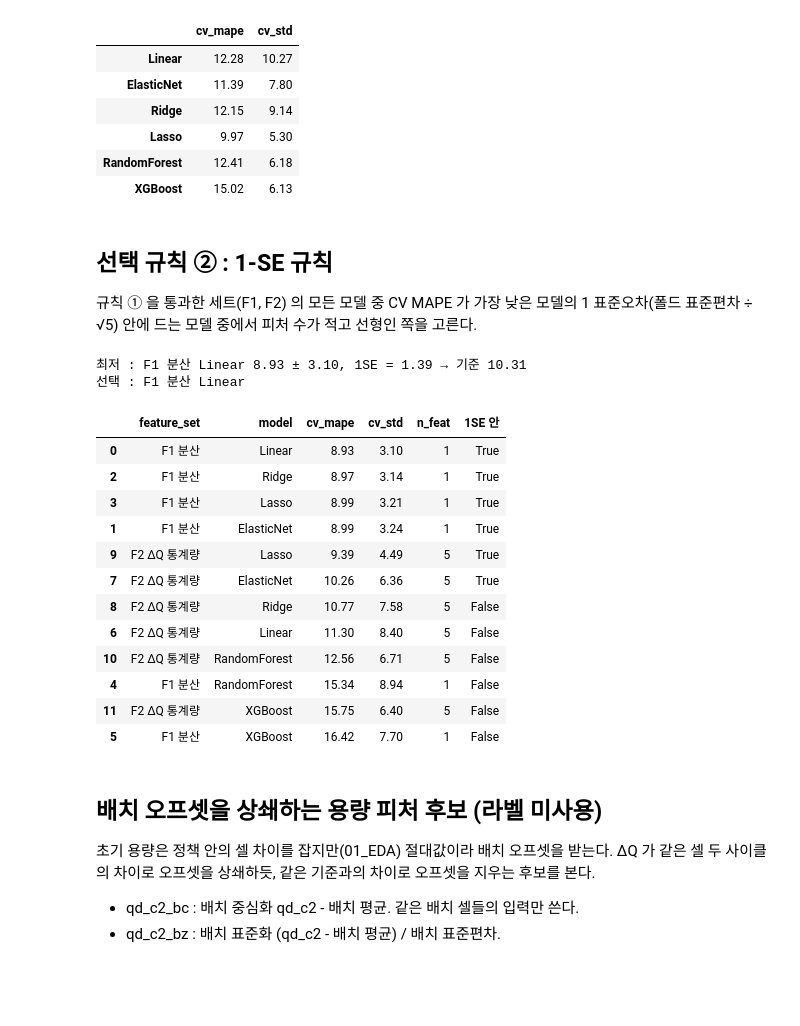
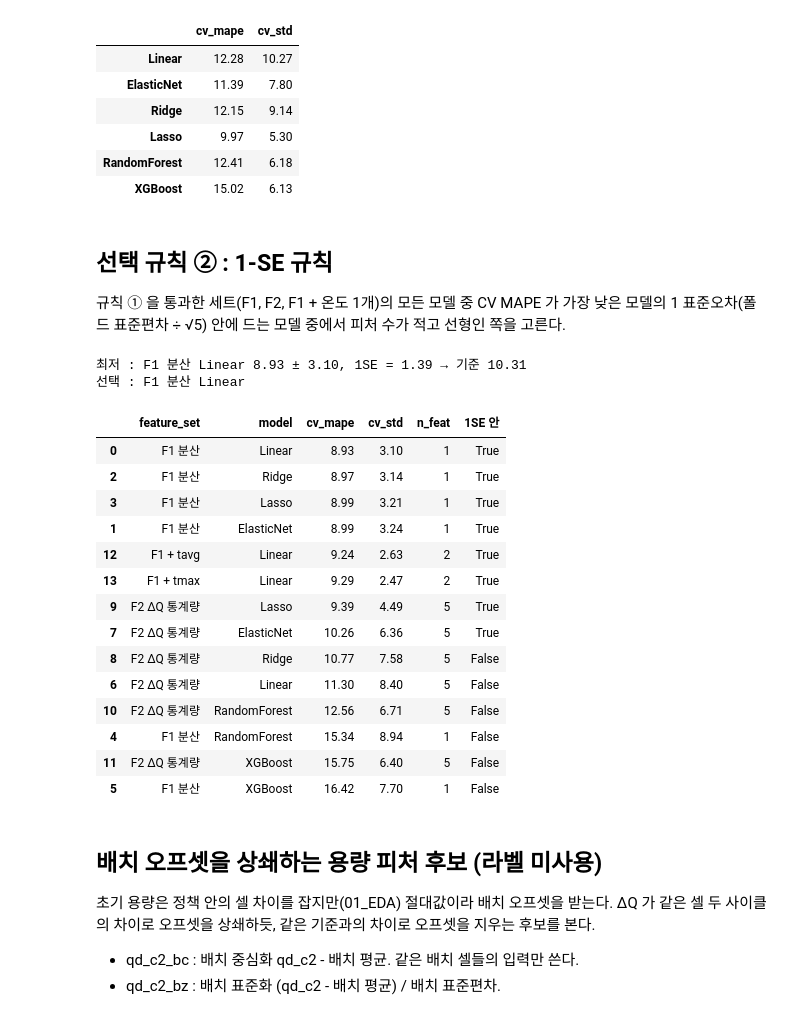
Before and after one commit to 97-99-02/ess-battery-project, a Jupyter notebook: notebooks/02_feature_engineering.ipynb, the cells around one changed output. Drawn from its saved outputs; the diff is of its cells as text; code cells hidden in the pictures; blank space fills up the shorter version.

```diff
--- a/notebooks/02_feature_engineering.ipynb
+++ b/notebooks/02_feature_engineering.ipynb
@@ -240,24 +240,31 @@ nested(['dq_var', 'dq_min', 'dq_mean', 'dq_kurt']).round(2)
 # %% [markdown]
 ## 선택 규칙 ② : 1-SE 규칙
 
-규칙 ① 을 통과한 세트(F1, F2) 의 모든 모델 중 CV MAPE 가 가장 낮은 모델의 1 표준오차(폴드 표준편차 ÷ √5) 안에 드는 모델 중에서 피처 수가 적고 선형인 쪽을 고른다.
+규칙 ① 을 통과한 세트(F1, F2, F1 + 온도 1개)의 모든 모델 중 CV MAPE 가 가장 낮은 모델의 1 표준오차(폴드 표준편차 ÷ √5) 안에 드는 모델 중에서 피처 수가 적고 선형인 쪽을 고른다.
 # %%
 ORDER = {'Linear': 0, 'Lasso': 1, 'Ridge': 1, 'ElasticNet': 1, 'RandomForest': 2, 'XGBoost': 3}
-c = cv[cv.feature_set.isin(['F1 분산', 'F2 ΔQ 통계량'])].copy()
+# 규칙 ① 을 통과한 온도 2개(tmax 2셀, tavg 4셀)도 F1 에 하나씩 더해 같은 규칙으로 판정한다
+temp = []
+for nm, cols in [('F1 + tavg', ['dq_var', 'tavg_mean']), ('F1 + tmax', ['dq_var', 'tmax_max'])]:
+    sc = fold_scores(cols)
+    temp.append({'feature_set': nm, 'model': 'Linear', 'cv_mape': sc.mean(), 'cv_std': sc.std(), 'n_feat': 2})
+c = pd.concat([cv[cv.feature_set.isin(['F1 분산', 'F2 ΔQ 통계량'])], pd.DataFrame(temp)], ignore_index=True)
 best = c.loc[c.cv_mape.idxmin()]; se = best.cv_std / np.sqrt(5)
 c['1SE 안'] = c.cv_mape <= best.cv_mape + se
 pick = c[c['1SE 안']].assign(k=lambda d: d.model.map(ORDER)).sort_values(['n_feat', 'k']).iloc[0]
 print(f"최저 : {best.feature_set} {best.model} {best.cv_mape:.2f} ± {best.cv_std:.2f}, 1SE = {se:.2f} → 기준 {best.cv_mape + se:.2f}")
 print('선택 :', pick.feature_set, pick.model)
 c.sort_values('cv_mape').round(2)[['feature_set', 'model', 'cv_mape', 'cv_std', 'n_feat', '1SE 안']]
 # %% [output]
 최저 : F1 분산 Linear 8.93 ± 3.10, 1SE = 1.39 → 기준 10.31
 선택 : F1 분산 Linear
 |  | feature_set | model | cv_mape | cv_std | n_feat | 1SE 안 |
 | 0 | F1 분산 | Linear | 8.93 | 3.10 | 1 | True |
 | 2 | F1 분산 | Ridge | 8.97 | 3.14 | 1 | True |
 | 3 | F1 분산 | Lasso | 8.99 | 3.21 | 1 | True |
 | 1 | F1 분산 | ElasticNet | 8.99 | 3.24 | 1 | True |
+| 12 | F1 + tavg | Linear | 9.24 | 2.63 | 2 | True |
+| 13 | F1 + tmax | Linear | 9.29 | 2.47 | 2 | True |
 | 9 | F2 ΔQ 통계량 | Lasso | 9.39 | 4.49 | 5 | True |
 | 7 | F2 ΔQ 통계량 | ElasticNet | 10.26 | 6.36 | 5 | True |
 | 8 | F2 ΔQ 통계량 | Ridge | 10.77 | 7.58 | 5 | False |
```
Also changed, not shown: 1 other file.
